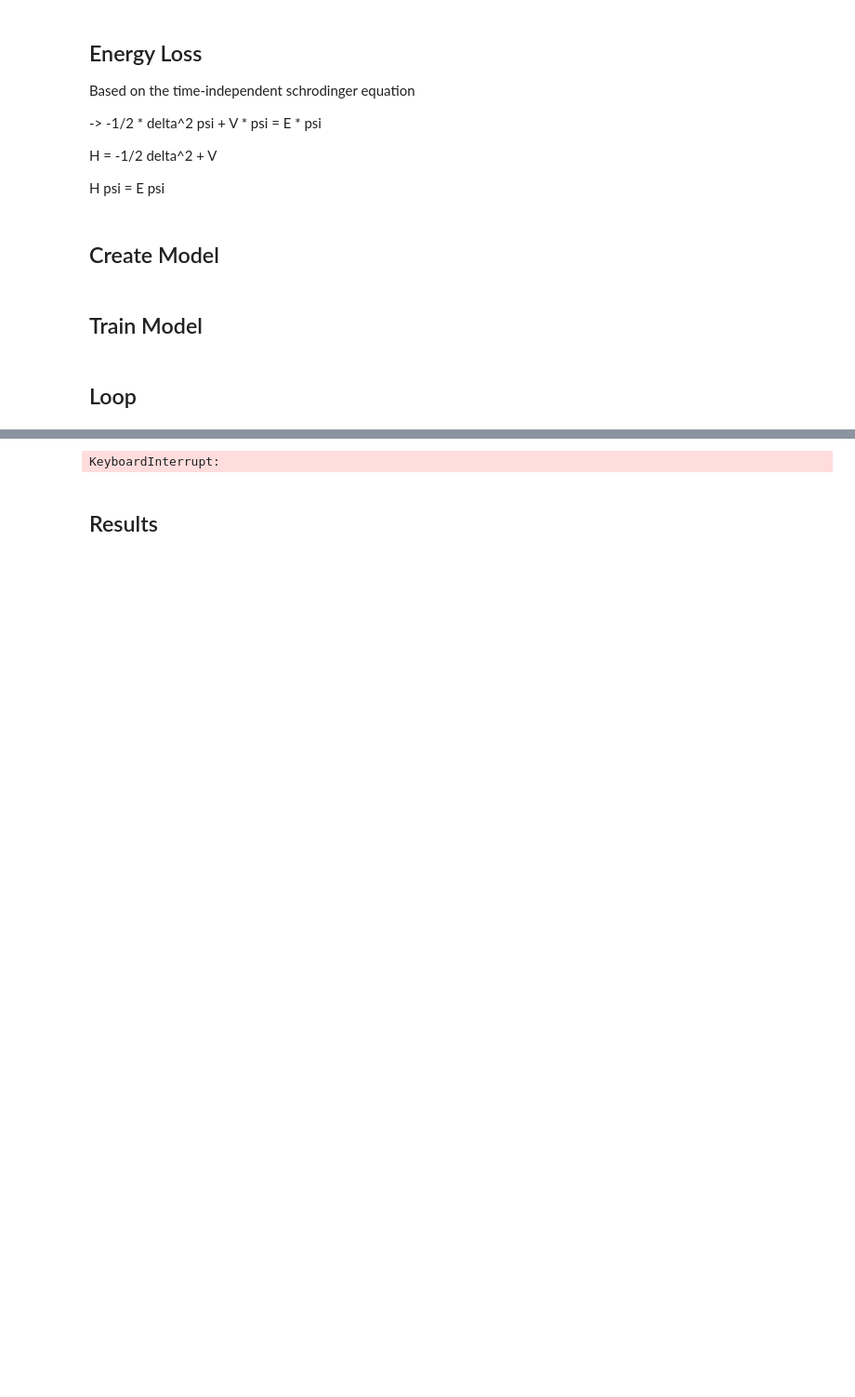
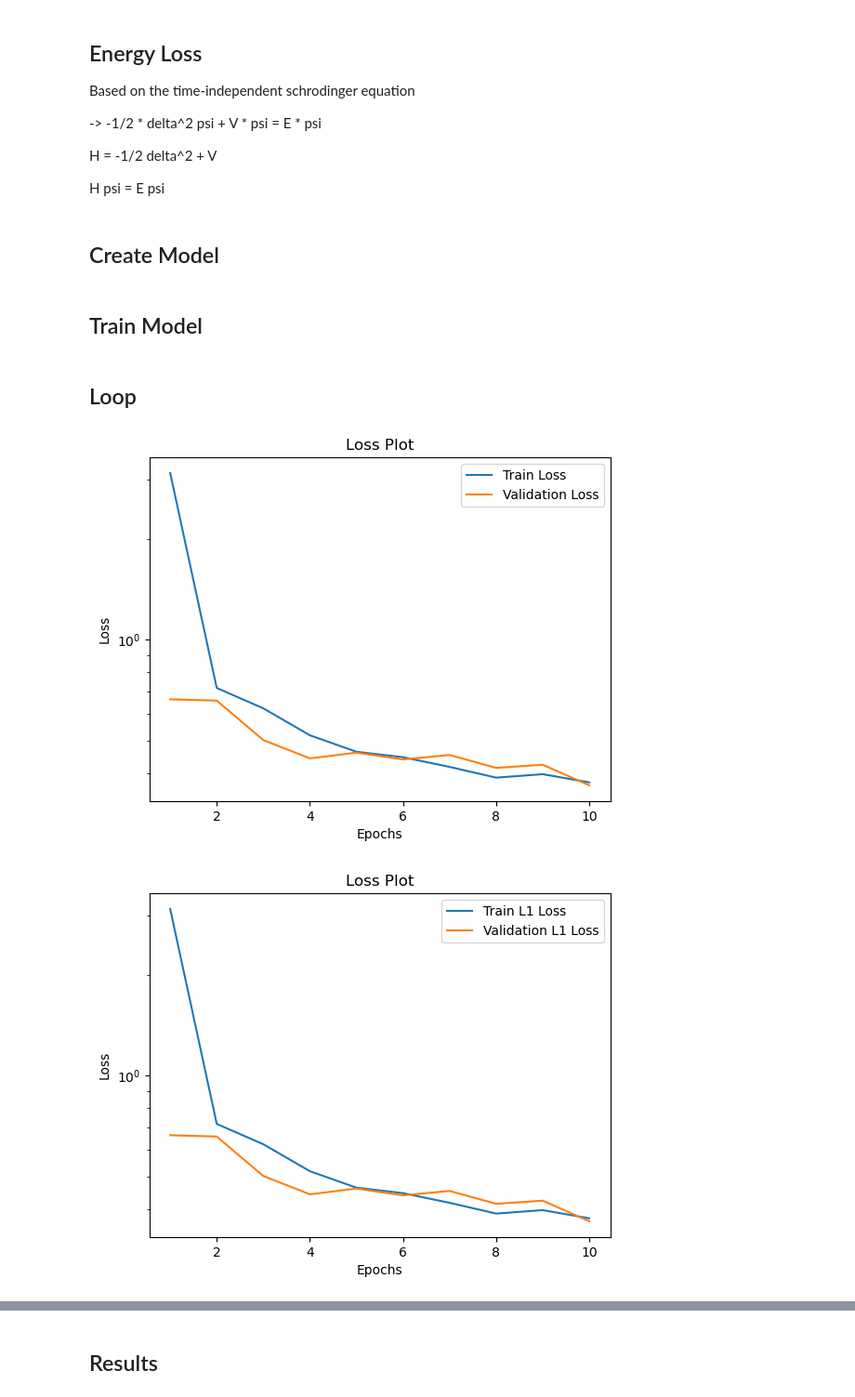
Before and after one commit to jonahmougoue/Quantum-ML-Models, a Jupyter notebook: potential_guess.ipynb, the cells around one changed output, grey strips where cells are left out. Shown at 93% size. Drawn from its saved outputs; the diff is of its cells as text; code cells hidden in the pictures; blank space fills up the shorter version.

```diff
--- a/potential_guess.ipynb
+++ b/potential_guess.ipynb
@@ -598,20 +632,18 @@ class MixedLoss(nn.Module):
         return self.loss_fn1(y_pred,y_true) + self.loss_fn2(y_pred,y_true) * self.alpha
 # %%
 device = 'cuda' if torch.cuda.is_available() else 'cpu'
-model2 = WavefunctionPINN(channels=(16,32,64,128,256,512)).to(device)
+model2 = WavefunctionPINN(channels=[16,32,64,128,256,512]).to(device)
+optimizer = torch.optim.Adam(model2.parameters(),lr=0.0001)
+loss_fn = nn.L1Loss(reduction='sum')
 
-optimizer = torch.optim.Adam(model2.parameters(),lr=0.0001)
-#optimizer = torch.optim.Adagrad(model2.parameters(), lr=0.001)
-loss_fn = nn.L1Loss(reduction='sum') #good for wf to wf/ best so far for all
-#loss_fn = nn.MSELoss(reduction='sum') #bad? maybe try hybrid using this for outliers?
-#loss_fn = MixedLoss(nn.L1Loss(reduction='sum'),nn.MSELoss(reduction='sum'),alpha = 1)
 dx = 0.15686276297629764
-energy_loss_fn = energy_loss(alpha=1,gamma=0,dx=dx,loss_fn=nn.L1Loss(reduction='mean'))
+energy_loss_fn = EnergyLoss(alpha=1,gamma=0,dx=dx,loss_fn=nn.L1Loss(reduction='mean'))
 epochs = 10
-#epochs = 1
 
 input = 'potential'
 target = 'wavefunction2'
 wavefunction_train(model2,epochs,train_dataloader,validation_dataloader,optimizer,loss_fn,energy_loss_fn,input=input,target=target,device=device)
 wavefunction_test(model2,test_dataloader,loss_fn,energy_loss_fn,input=input,target=target,validate=False,device=device)
 # %% [output]
+[figure, added]
+[figure, added]
@@ -625,3 +652,2 @@ Energy Loss: 0.02897854954842478
-KeyboardInterrupt:
 # %%
 #torch.save(model2.state_dict(), 'Data/Models/model_state_dict.pt')
```
Also changed, not shown: parts of 16 cells of this notebook, 1 other file.
